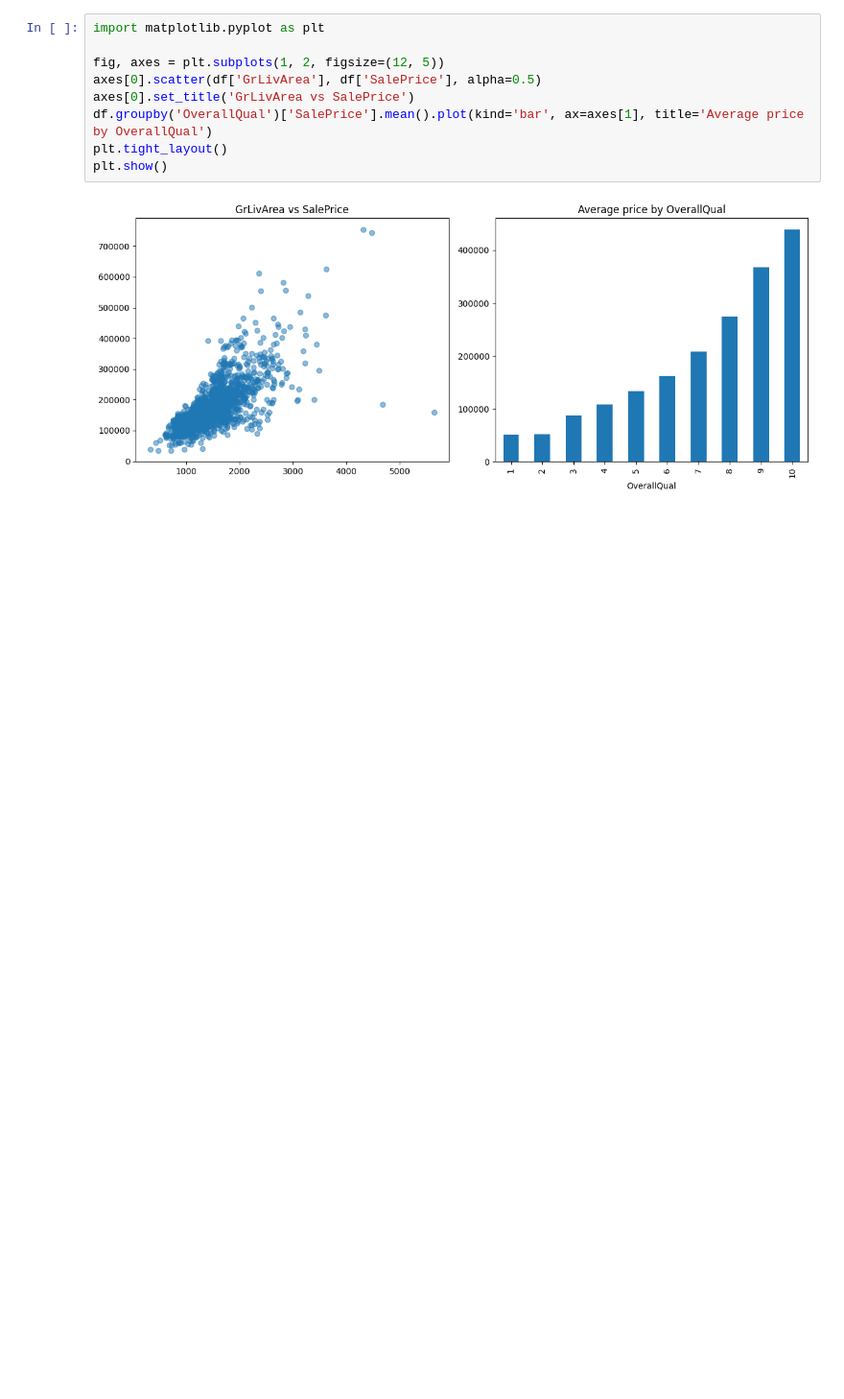
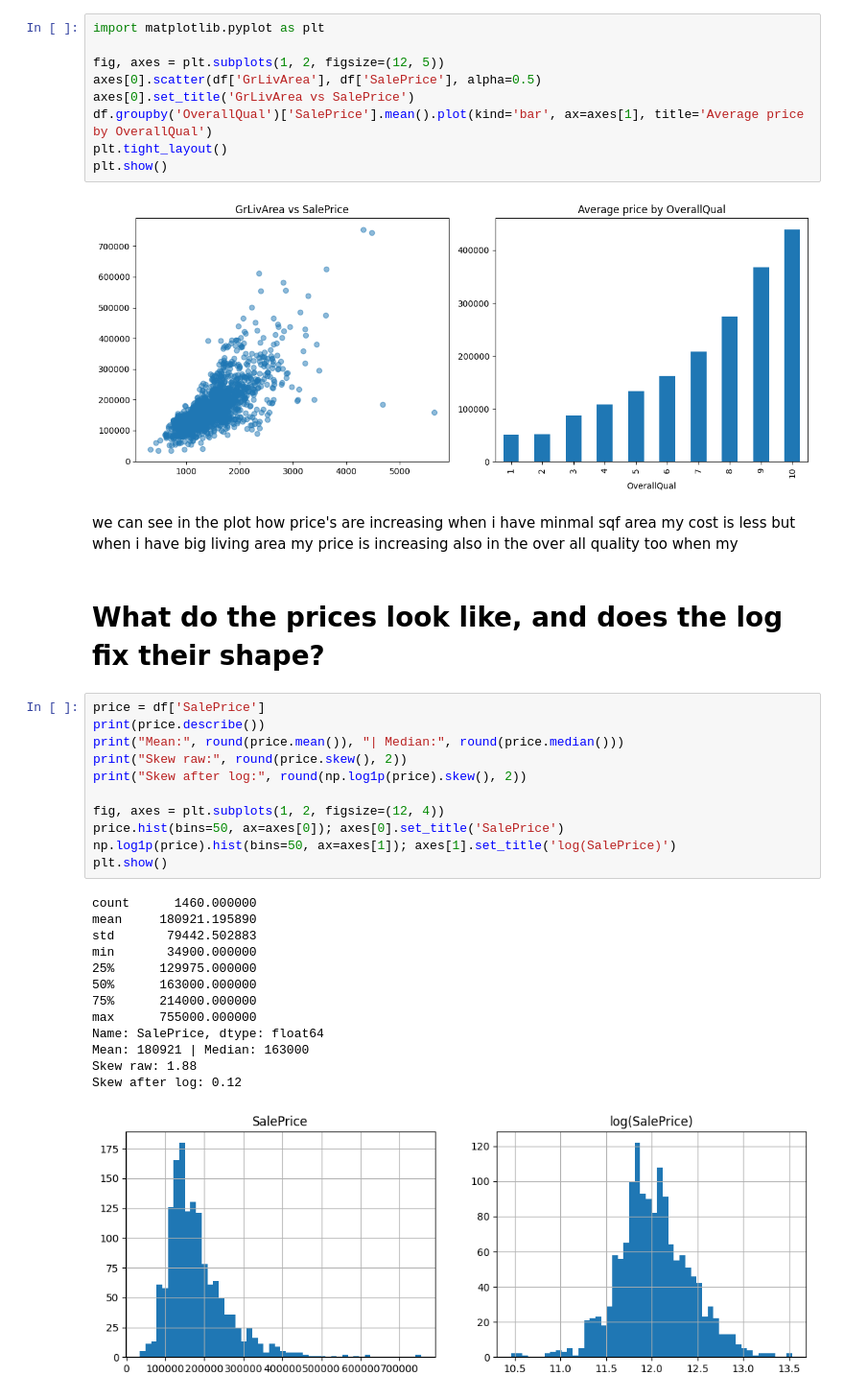
Before and after one commit to sevathangowtham/house-prices-prediction-using-tfdf, a Jupyter notebook: house-prices-prediction-using-tfdf.ipynb, the cells around one changed output. Shown at 96% size. Cells and saved outputs as stored; diff of their text form; blank space fills up the shorter version.

Commit message:
Kaggle Notebook | House Prices Prediction using TFDF | Version 13

```diff
--- a/house-prices-prediction-using-tfdf.ipynb
+++ b/house-prices-prediction-using-tfdf.ipynb
@@ -274,3 +283,32 @@ plt.tight_layout()
 plt.show()
 # %% [output]
 [figure]
+# %% [markdown]
+we can see in the plot how price's are increasing when i have minmal sqf area my cost is less but when i have big living area my price is increasing also in the over all quality too when my
+# %% [markdown]
+# What do the prices look like, and does the log fix their shape?
+# %%
+price = df['SalePrice']
+print(price.describe())
+print("Mean:", round(price.mean()), "| Median:", round(price.median()))
+print("Skew raw:", round(price.skew(), 2))
+print("Skew after log:", round(np.log1p(price).skew(), 2))
+
+fig, axes = plt.subplots(1, 2, figsize=(12, 4))
+price.hist(bins=50, ax=axes[0]); axes[0].set_title('SalePrice')
+np.log1p(price).hist(bins=50, ax=axes[1]); axes[1].set_title('log(SalePrice)')
+plt.show()
+# %% [output]
+count      1460.000000
+mean     180921.195890
+std       79442.502883
+min       34900.000000
+25%      129975.000000
+50%      163000.000000
+75%      214000.000000
+max      755000.000000
+Name: SalePrice, dtype: float64
+Mean: 180921 | Median: 163000
+Skew raw: 1.88
+Skew after log: 0.12
+[figure, added]
```
Also changed, not shown: parts of 3 cells of this notebook.
